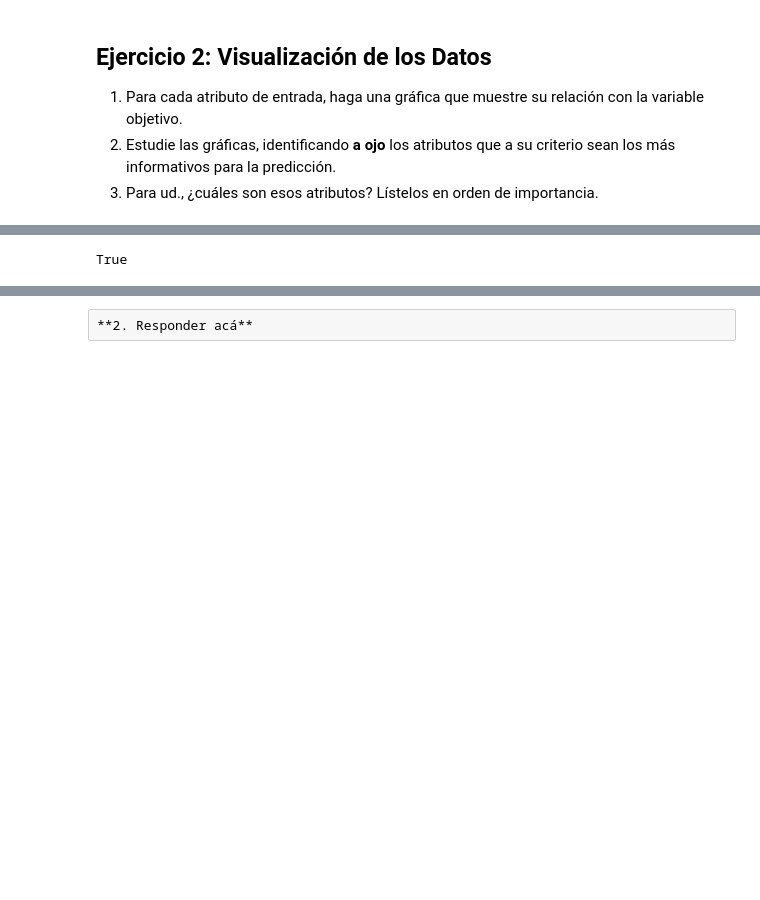
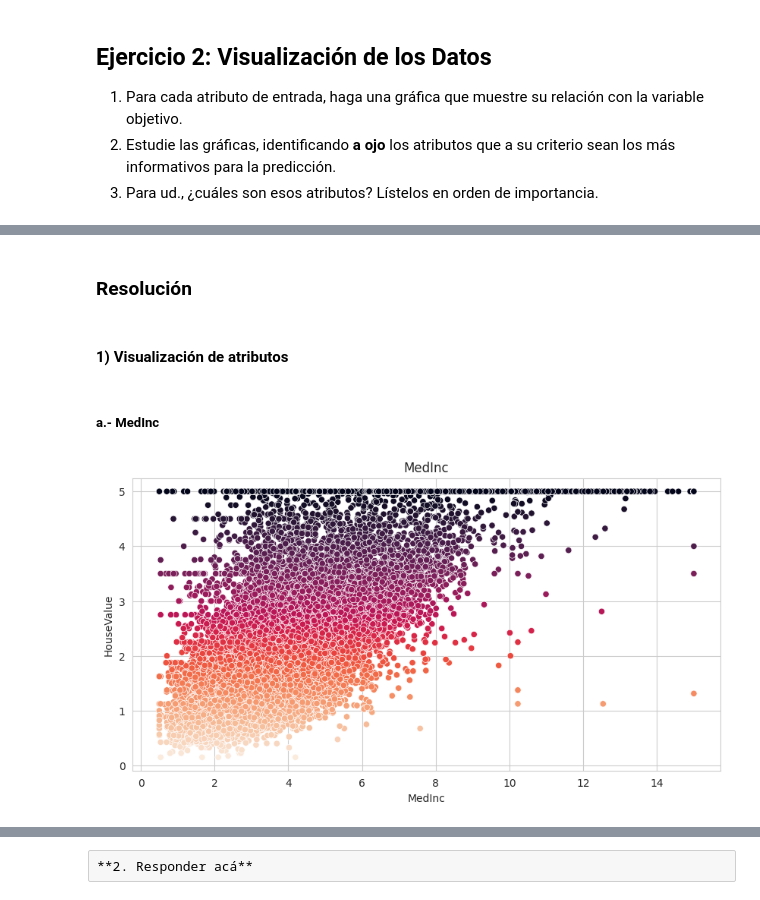
Before and after one commit to grabyc/diploDatos-IAA, a Jupyter notebook: Grupo 35 - Lab 1.ipynb, the cells around one changed output, grey strips where cells are left out. Saved outputs shown, nothing was run; the diff lists cells and outputs as text; code cells hidden in the pictures; blank space fills up the shorter version.

Commit message:
TP01 - Punto 2.1: Visualizacion de atributos

```diff
--- a/Grupo 35 - Lab 1.ipynb
+++ b/Grupo 35 - Lab 1.ipynb
@@ -143,4 +124,23 @@ plt.show()
-# %%
-california['feature_names'][1] == feature
-# %% [output]
-True
+# %% [markdown]
+### Resolución
+# %% [markdown]
+#### 1) Visualización de atributos
+# %%
+import pandas as pd
+import seaborn as sns
+sns.set_style('whitegrid')
+
+calif_houses_df = pd.DataFrame(X, columns=california['feature_names'])
+calif_houses_df['HouseValue'] = pd.Series(y)
+# %% [markdown]
+##### a.- MedInc
+# %%
+feature = 'MedInc'
+
+plt.figure(figsize=(10, 5))
+sns.scatterplot(data=calif_houses_df, x=feature, y='HouseValue',
+                    hue='HouseValue', palette='rocket_r', legend=False)
+plt.title(feature)
+plt.show()
+# %% [output]
+[figure, added]
```
Also changed, not shown: parts of 16 cells of this notebook.
